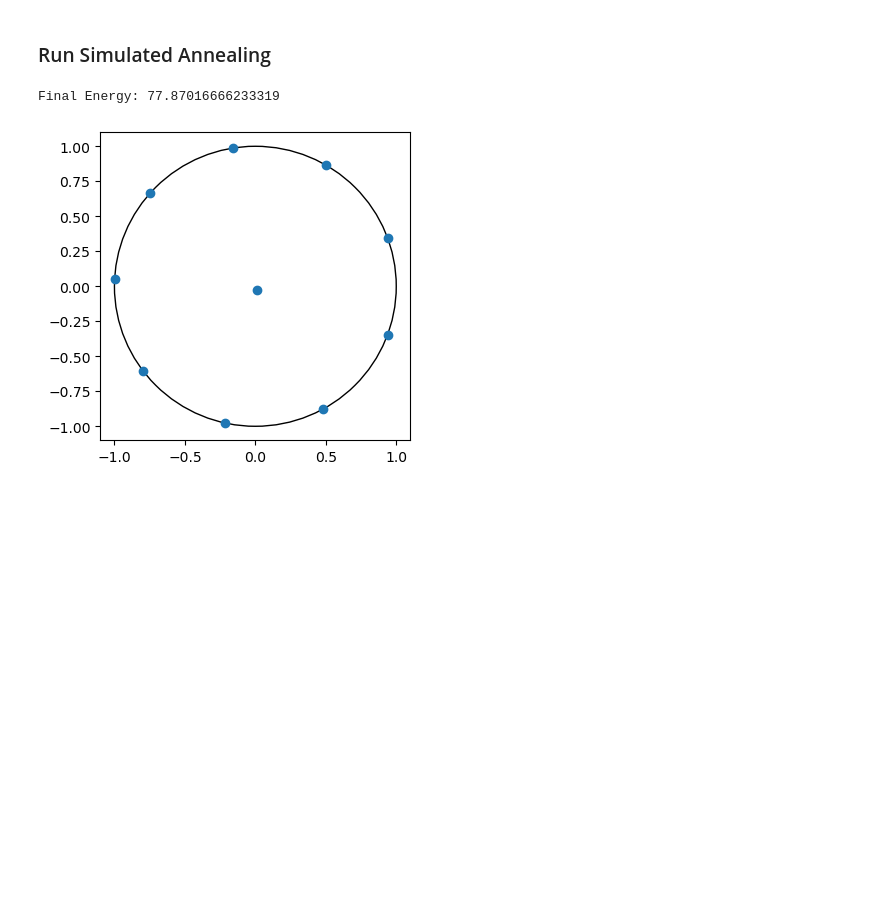
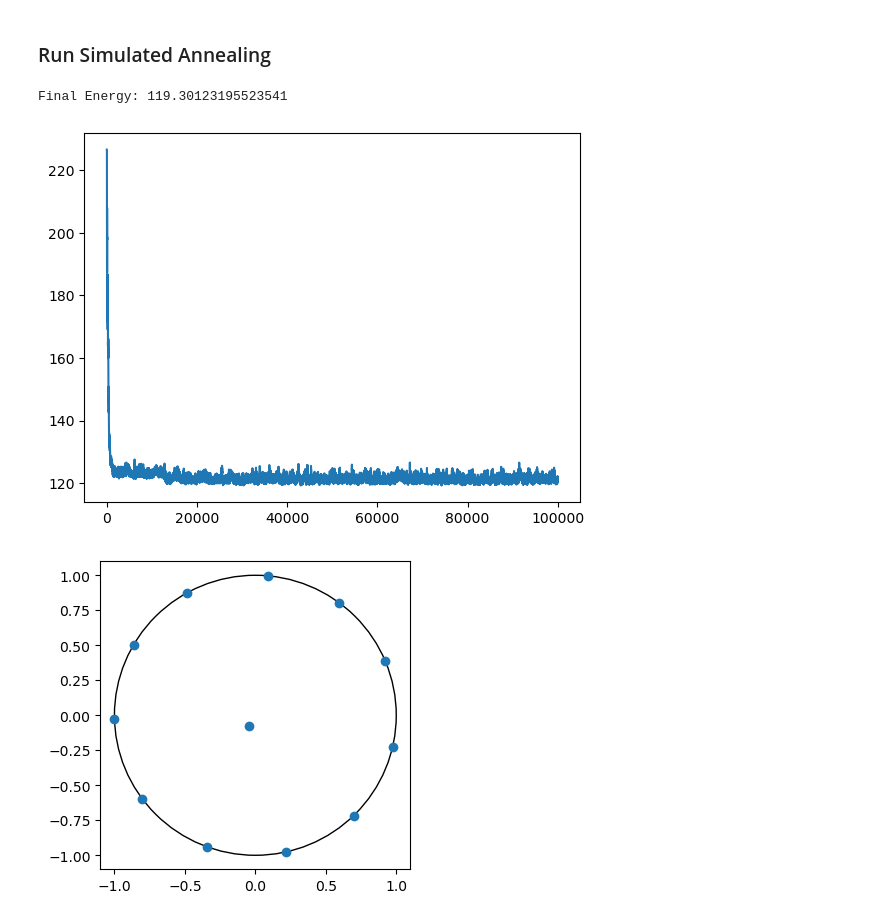
Before and after one commit to Koekoek1337/stochSim3, a Jupyter notebook: electricPotentialEnergy.ipynb, the cells around one changed output. Cells and saved outputs as stored; diff of their text form; code cells hidden in the pictures; blank space fills up the shorter version.

Commit message:
small improvements + energy list

```diff
--- a/electricPotentialEnergy.ipynb
+++ b/electricPotentialEnergy.ipynb
@@ -6,7 +6,7 @@ import electricPotentialEnergy as pe
 # %% [markdown]
 ### Initialize the system
 # %%
-system = pe.Coulomb(10, seed=42)
+system = pe.Coulomb(12)
 
 fig, ax = pe.plotState(system)
 print(f"Initial Energy: {system.stateEnergy()}")
@@ -16,16 +16,19 @@ Initial Energy: 112.92899769927641
 # %% [markdown]
 ### Run Simulated Annealing
 # %%
-max_steps = 10000
+max_iters = 100000
 initial_temp = 10.0
 cooling_rate = 0.99
 max_step = 0.1
 
-optimized_system = pe.simulatedAnnealing(system, max_steps, initial_temp, cooling_rate, max_step)
+optimized_system, energy = pe.simulatedAnnealing(system, max_iters, initial_temp, cooling_rate, max_step)
+
+plt.plot(energy)
 
 fig, ax = pe.plotState(optimized_system)
 print(f"Final Energy: {optimized_system.stateEnergy()}")
 plt.show()
 # %% [output]
-Final Energy: 77.87016666233319
+Final Energy: 119.30123195523541
-[figure, old version]
+[figure, new version]
+[figure, added]
```
Also changed, not shown: parts of 1 cell of this notebook, 1 other file.
